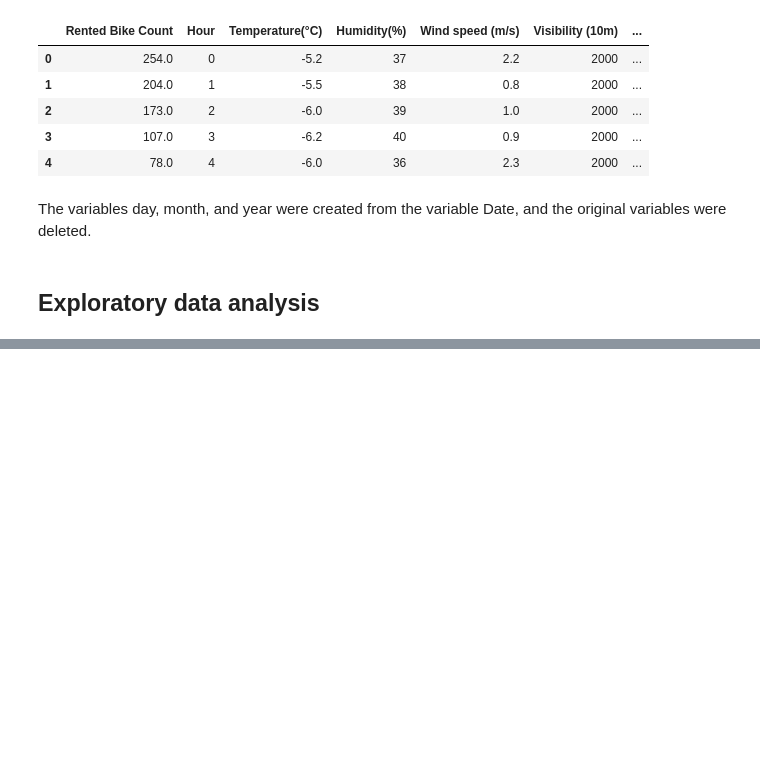
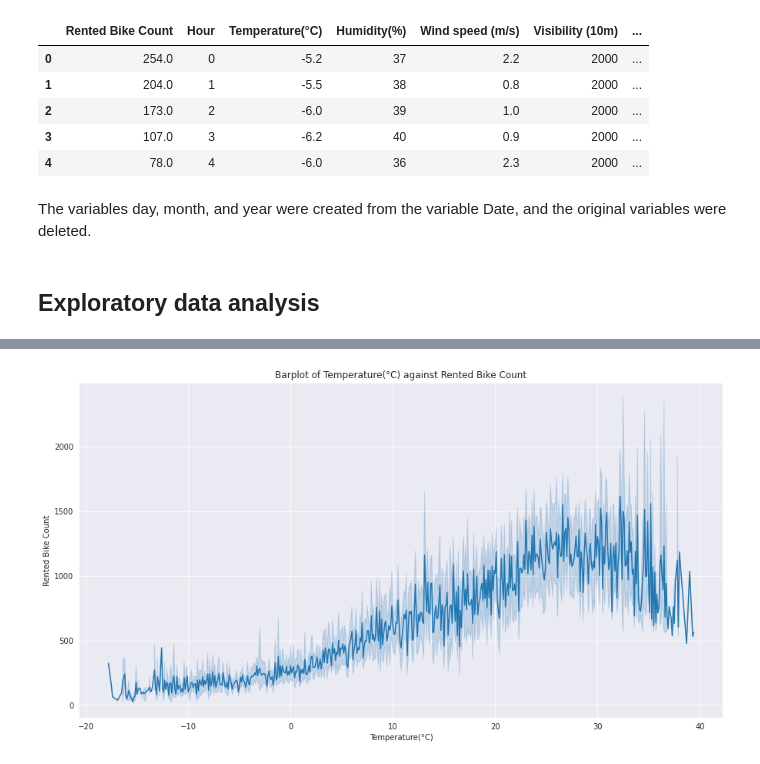
Before and after one commit to NANDINIKeremegaladhoddiShivalingaiah/Bike-Sharing-Demand-Prediction, a Jupyter notebook: Bike_Sharing_Demand.ipynb, the cells around one changed output, grey strips where cells are left out. Cells and saved outputs as stored; diff of their text form; code cells hidden in the pictures; blank space fills up the shorter version.

```diff
--- a/Bike_Sharing_Demand.ipynb
+++ b/Bike_Sharing_Demand.ipynb
@@ -441,0 +502,8 @@ The variables day, month, and year were created from the variable Date, and the
+# %%
+# Checking effect of temperature(°C) on rented bike use
+plt.figure(figsize=(15,8))
+ax=sns.lineplot(x="Temperature(°C)", y="Rented Bike Count",data=df)
+ax.set_title('Barplot of Temperature(°C) against Rented Bike Count')
+plt.show()
+# %% [output]
+[figure, added]
```
Also changed, not shown: parts of 15 cells of this notebook.
